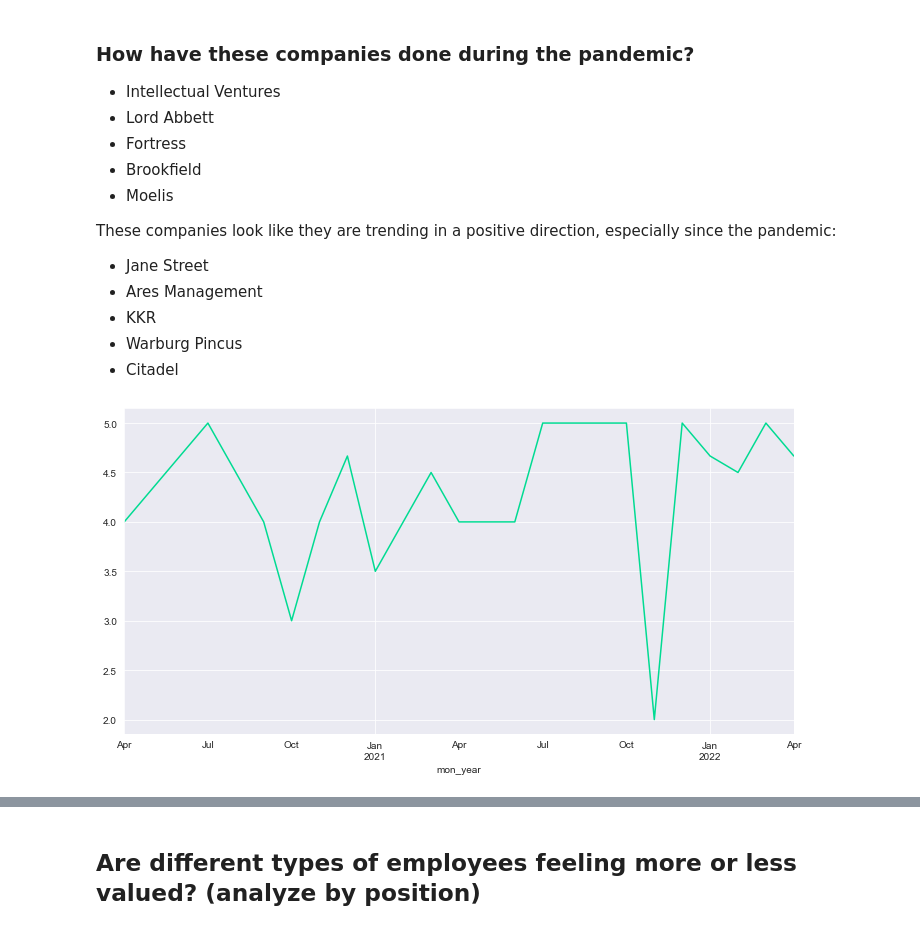
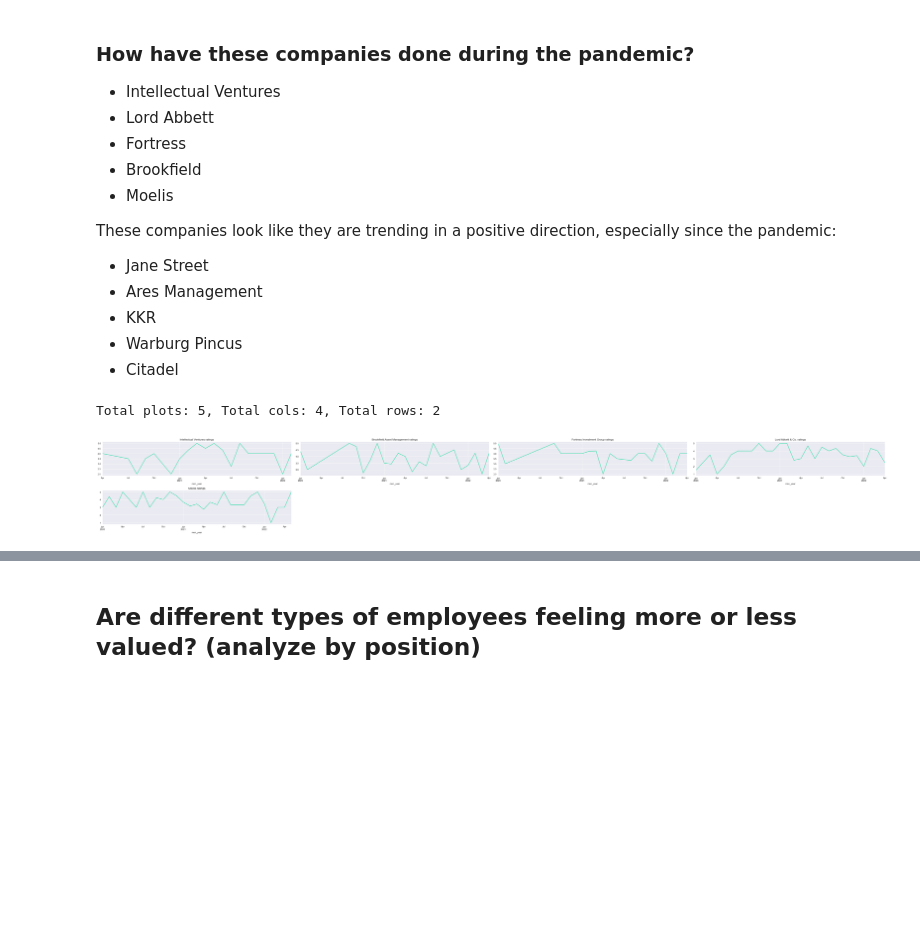
Before and after one commit to timpanon/glassdoor_nlp_alternatives, a Jupyter notebook: investment_reviews_analysis.ipynb, the cells around one changed output, grey strips where cells are left out. Drawn from its saved outputs; the diff is of its cells as text; code cells hidden in the pictures; blank space fills up the shorter version.

```diff
--- a/investment_reviews_analysis.ipynb
+++ b/investment_reviews_analysis.ipynb
@@ -665,13 +656,8 @@ def plot_ranking_pandemic(df, company):
     plt.show()
-# %%
-bx = reviews[reviews.company=='Balyasny Asset Management']
-bx['mon_year'] = bx.date.dt.to_period('M')
-rating_per_year = bx.groupby('mon_year').overall_rating.mean()
-fig, ax = plt.subplots(figsize=(12,6))
-rating_per_year['2020':].plot(ax=ax)
-# ax.set_xticks(rating_per_year['2020':].index)
-# ax.set_xticklabels(rating_per_year['2020':].index, rotation=30)
-plt.show()
-# rating_per_year.plot(x='year',y='overall_rating')
-# %% [output]
-[figure, removed]
+# %%
+negative_trending_companies = ['Intellectual Ventures', 'Brookfield Asset Management', 'Fortress Investment Group', 'Lord Abbett & Co.','Moelis']
+positive_trending_companies = ['Jane Street','Ares Management','KKR','Warburg Pincus', 'Citadel']
+plot_company_rankings_pandemic(reviews, negative_trending_companies)
+# %% [output]
+Total plots: 5, Total cols: 4, Total rows: 2
+[figure, added]
```
Also changed, not shown: parts of 50 cells of this notebook, 6 other files.
